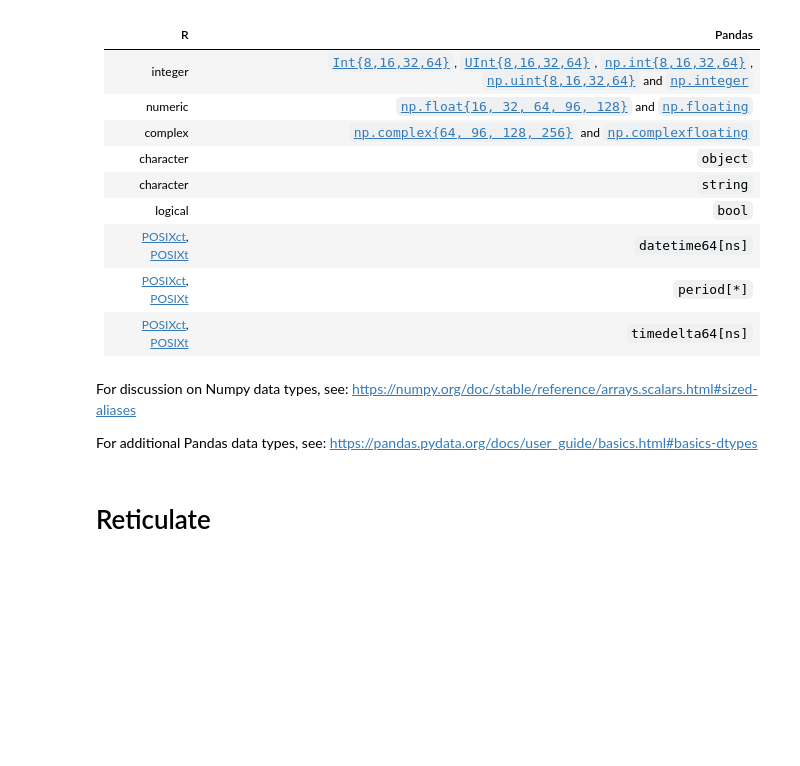
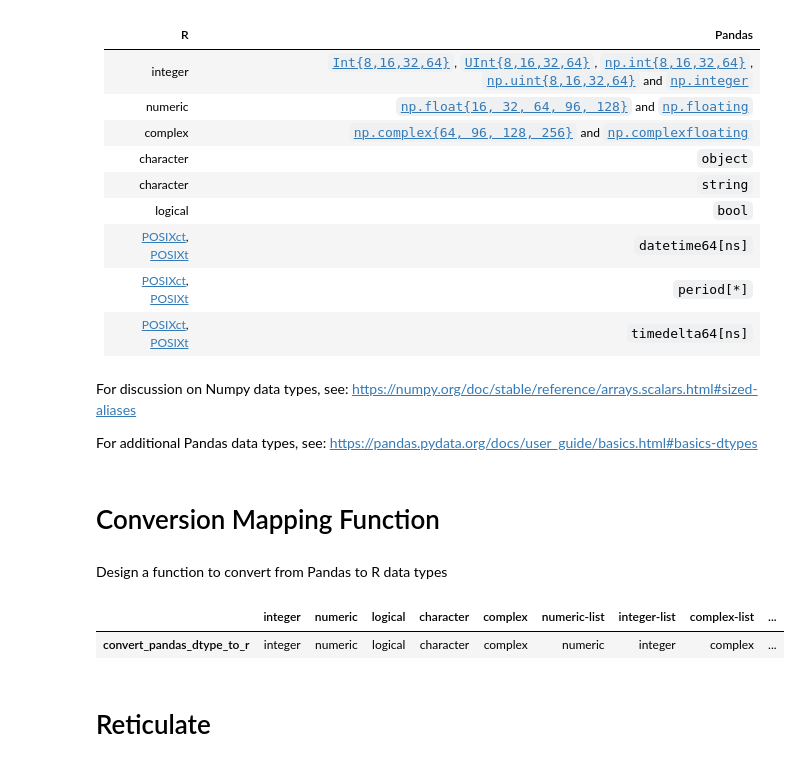
Before and after one commit to coatless-r-n-d/colab-notes, a Jupyter notebook: 01-pandas-to-r-data-types.ipynb, the cells around one changed output. Saved outputs shown, nothing was run; the diff lists cells and outputs as text; code cells hidden in the pictures; blank space fills up the shorter version.

```diff
--- a/01-pandas-to-r-data-types.ipynb
+++ b/01-pandas-to-r-data-types.ipynb
@@ -132,6 +129,43 @@ For discussion on Numpy data types, see: https://numpy.org/doc/stable/reference/
 
 For additional Pandas data types, see:
 https://pandas.pydata.org/docs/user_guide/basics.html#basics-dtypes
+# %% [markdown]
+# Conversion Mapping Function
+# %% [markdown]
+Design a function to convert from Pandas to R data types
+# %%
+import pandas as pd
+
+def convert_pandas_dtype_to_r(s):
+  # Force series to avoid odd output
+  series_dtype = s.dtype
+
+  if pd.api.types.is_float_dtype(s):
+    return "numeric"
+  elif pd.api.types.is_integer_dtype(s):
+    return "integer"
+  elif pd.api.types.is_object_dtype(s) or pd.api.types.is_string_dtype(s):
+    return "character"
+  elif pd.api.types.is_categorical_dtype(s):
+    # Check if ordered
+    if s.cat.ordered:
+      return "ordered factor"
+    return "factor"
+  elif pd.api.types.is_bool_dtype(s):
+    return "logical"
+  elif pd.api.types.is_complex_dtype(s):
+    return "complex"
+  elif pd.api.types.is_datetime64_any_dtype(s):
+    return "POSIXct"
+  elif pd.api.types.is_timedelta64_dtype(s) or pd.api.types.is_period_dtype(s):
+    return "Not supported"
+
+  return "Unknown"
+
+dft.agg([convert_pandas_dtype_to_r])
+# %% [output]
+|  | integer | numeric | logical | character | complex | numeric-list | integer-list | complex-list | ... |
+| convert_pandas_dtype_to_r | integer | numeric | logical | character | complex | numeric | integer | complex | ... |
 # %% [markdown]
 # Reticulate
 # %% [markdown]
```
Also changed, not shown: parts of 1 cell of this notebook.
